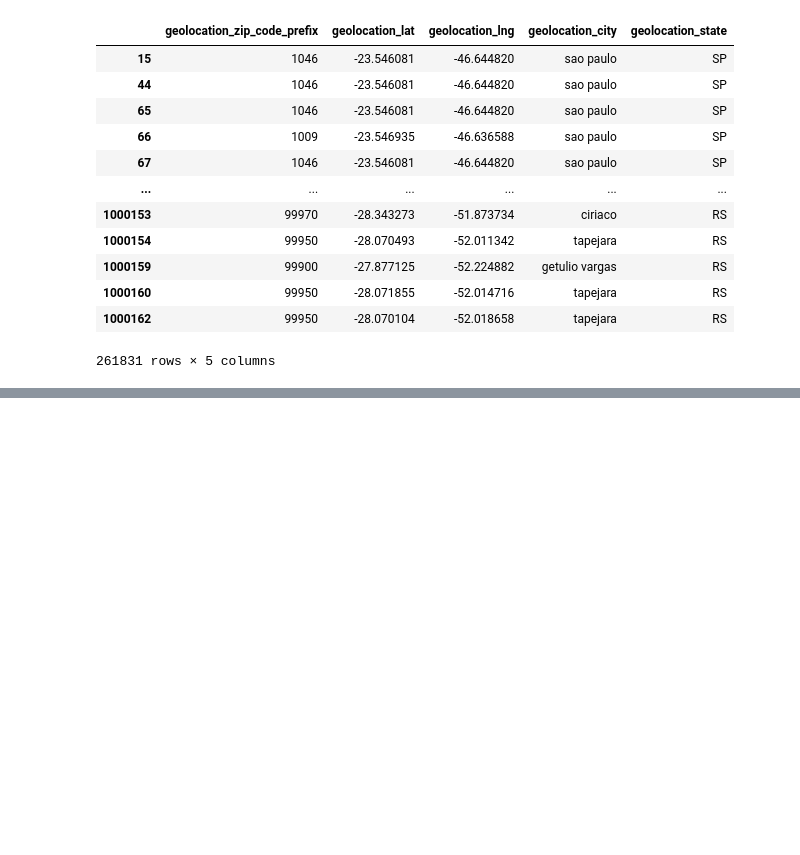
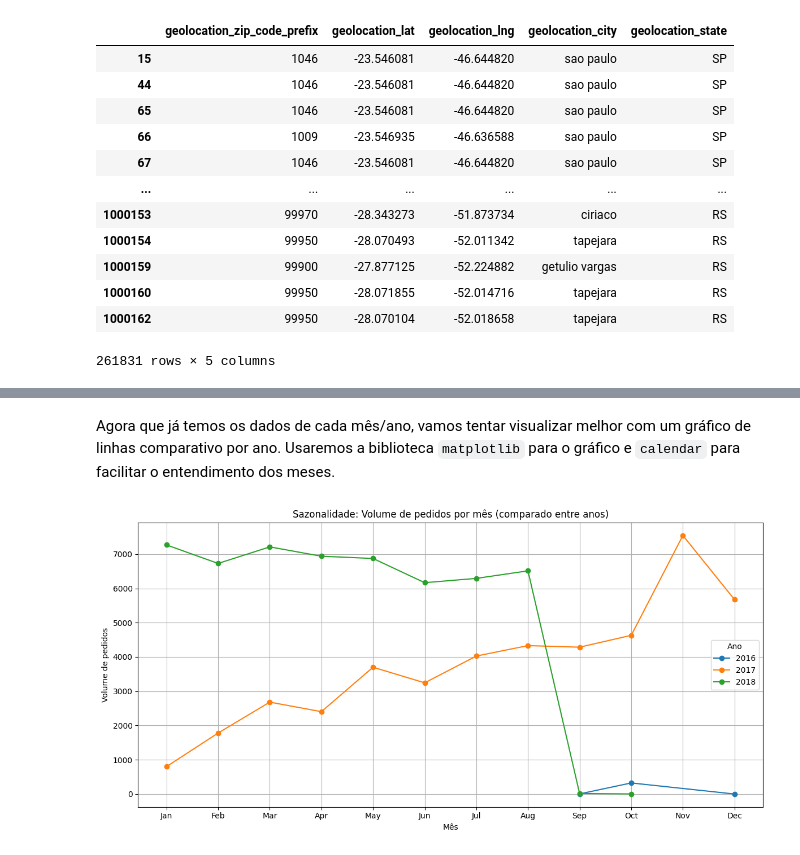
Before and after one commit to diunkz/TriggoAI-DataEngineering-DataOps-Challenge, a Jupyter notebook: triggoai_challenge.ipynb, the cells around one changed output, grey strips where cells are left out. Drawn from its saved outputs; the diff is of its cells as text; code cells hidden in the pictures; blank space fills up the shorter version.

```diff
--- a/triggoai_challenge.ipynb
+++ b/triggoai_challenge.ipynb
@@ -594,0 +602,14 @@ product_category_name_translation.head(5)
+# %%
+query = """
+SELECT
+  EXTRACT(YEAR FROM order_purchase_timestamp) AS ano,
+  EXTRACT(MONTH FROM order_purchase_timestamp) AS mes,
+  COUNT(*) AS volume_pedidos
+FROM orders_df
+GROUP BY ano, mes
+ORDER BY ano, mes;
+"""
+# %%
+df = con.execute(query).df()
+
+df
@@ -594,0 +634,20 @@ product_category_name_translation.head(5)
+# %% [markdown]
+Agora que já temos os dados de cada mês/ano, vamos tentar visualizar melhor com um gráfico de linhas comparativo por ano. Usaremos a biblioteca `matplotlib` para o gráfico e `calendar` para facilitar o entendimento dos meses.
+# %%
+df['mes_nome'] = df['mes'].apply(lambda x: calendar.month_abbr[int(x)])
+
+plt.figure(figsize=(12, 6))
+for ano in sorted(df['ano'].unique()):
+    dados = df[df['ano'] == ano]
+    plt.plot(dados['mes'], dados['volume_pedidos'], marker='o', label=str(ano))
+
+plt.title('Sazonalidade: Volume de pedidos por mês (comparado entre anos)')
+plt.xlabel('Mês')
+plt.ylabel('Volume de pedidos')
+plt.xticks(ticks=range(1,13), labels=calendar.month_abbr[1:])
+plt.legend(title='Ano')
+plt.grid(True)
+plt.tight_layout()
+plt.show()
+# %% [output]
+[figure, added]
```
Also changed, not shown: parts of 41 cells of this notebook.
